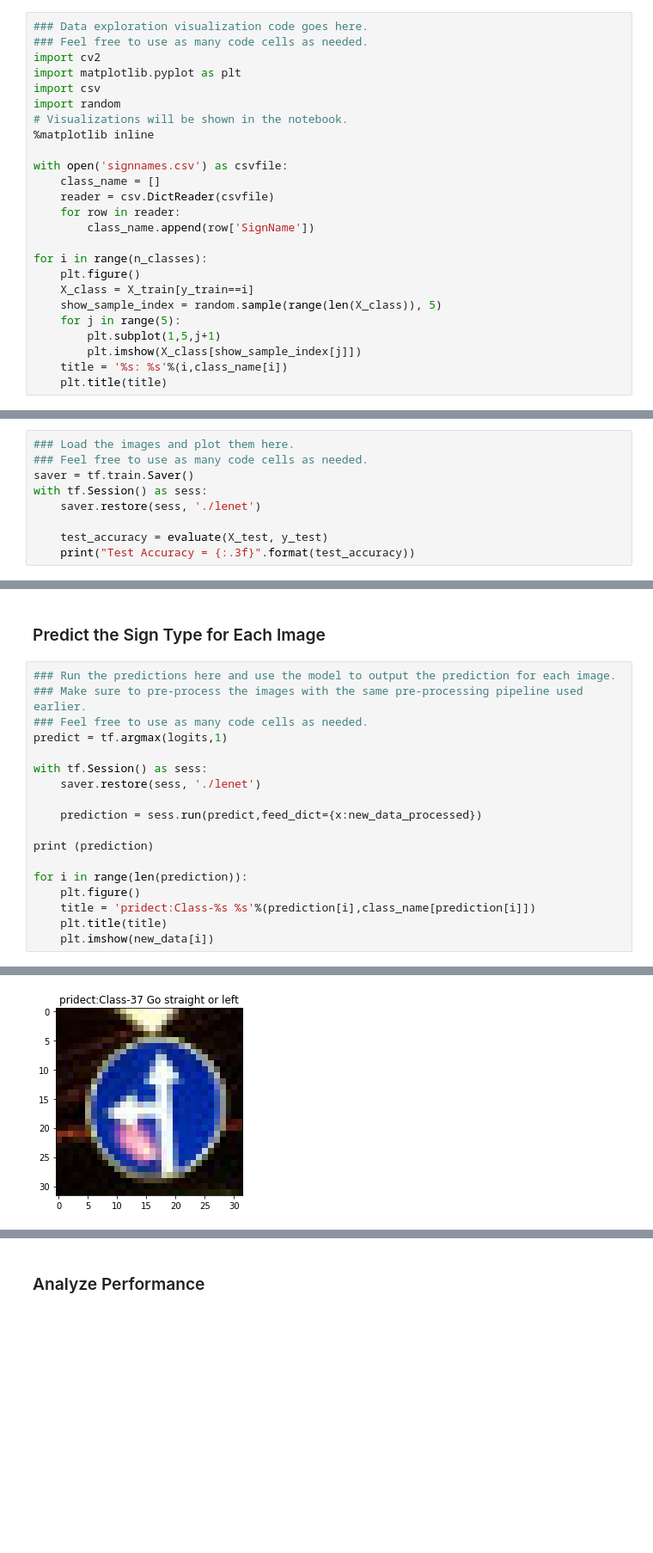
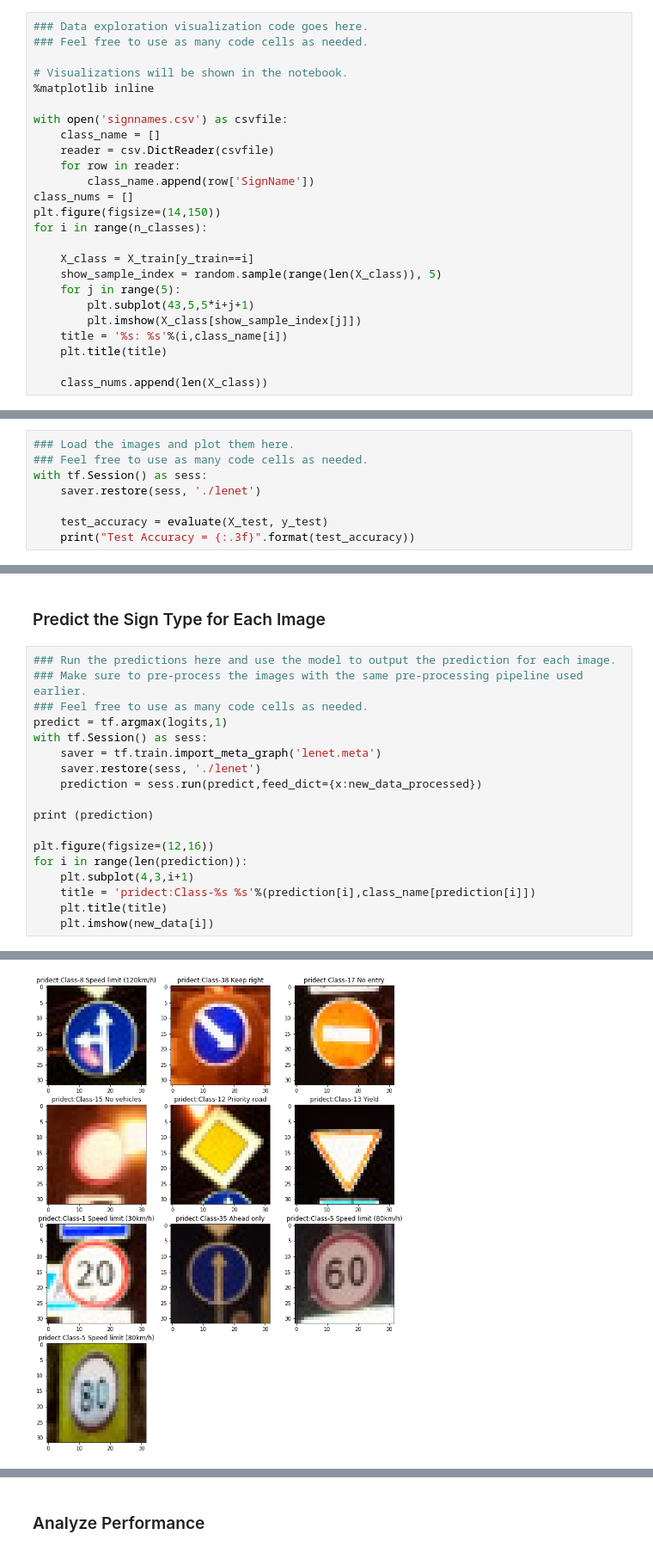
Before and after one commit to yang1688899/CarND-Traffic-Sign-Classifier-Project, a Jupyter notebook: Traffic_Sign_Classifier.ipynb, the cells around one changed output, grey strips where cells are left out. Shown at 86% size. Drawn from its saved outputs; the diff is of its cells as text; blank space fills up the shorter version.

```diff
--- a/Traffic_Sign_Classifier.ipynb
+++ b/Traffic_Sign_Classifier.ipynb
@@ -93,10 +103,7 @@ The [Matplotlib](http://matplotlib.org/) [examples](http://matplotlib.org/exampl
 # %%
 ### Data exploration visualization code goes here.
 ### Feel free to use as many code cells as needed.
-import cv2
-import matplotlib.pyplot as plt
-import csv
-import random
+
 # Visualizations will be shown in the notebook.
 %matplotlib inline
 
@@ -105,14 +112,17 @@ with open('signnames.csv') as csvfile:
     reader = csv.DictReader(csvfile)
     for row in reader:
         class_name.append(row['SignName'])
+class_nums = []
+plt.figure(figsize=(14,150))
+for i in range(n_classes):
 
-for i in range(n_classes):
-    plt.figure()
     X_class = X_train[y_train==i]
     show_sample_index = random.sample(range(len(X_class)), 5)
     for j in range(5):
-        plt.subplot(1,5,j+1)
+        plt.subplot(43,5,5*i+j+1)
         plt.imshow(X_class[show_sample_index[j]])
     title = '%s: %s'%(i,class_name[i])
     plt.title(title)
+
+    class_nums.append(len(X_class))
 # %% [output]
@@ -326,7 +327,6 @@ Model saved
 # %%
 ### Load the images and plot them here.
 ### Feel free to use as many code cells as needed.
-saver = tf.train.Saver()
 with tf.Session() as sess:
     saver.restore(sess, './lenet')
 
@@ -374,16 +375,16 @@ new_labels = [37, 38, 17, 15, 12, 13, 0, 35, 3, 5]
 ### Make sure to pre-process the images with the same pre-processing pipeline used earlier.
 ### Feel free to use as many code cells as needed.
 predict = tf.argmax(logits,1)
-
 with tf.Session() as sess:
+    saver = tf.train.import_meta_graph('lenet.meta')
     saver.restore(sess, './lenet')
-
     prediction = sess.run(predict,feed_dict={x:new_data_processed})
 
 print (prediction)
 
+plt.figure(figsize=(12,16))
 for i in range(len(prediction)):
-    plt.figure()
+    plt.subplot(4,3,i+1)
     title = 'pridect:Class-%s %s'%(prediction[i],class_name[prediction[i]])
     plt.title(title)
     plt.imshow(new_data[i])
@@ -393 +394 @@ INFO:tensorflow:Restoring parameters from ./lenet
-[figure, old version]
+[figure, new version]
```
Also changed, not shown: parts of 15 cells of this notebook, 3 other files.
